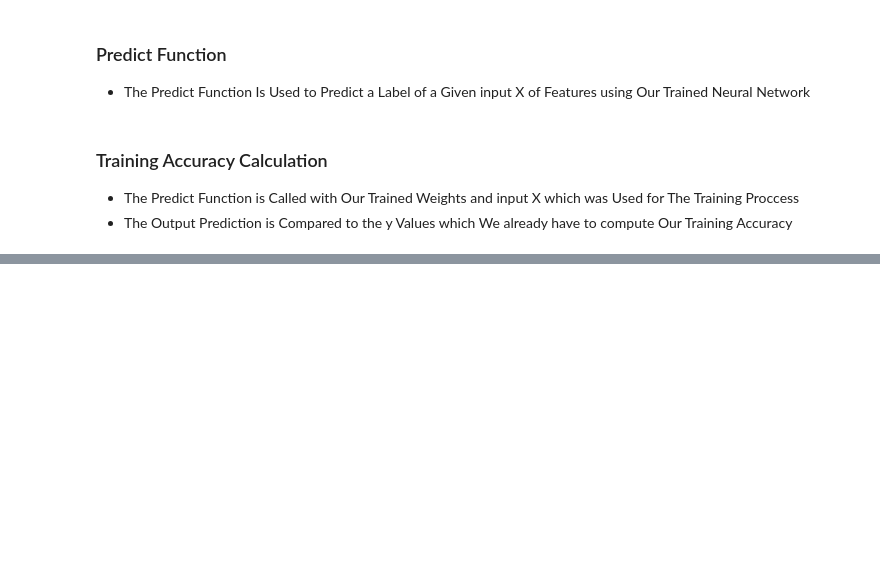
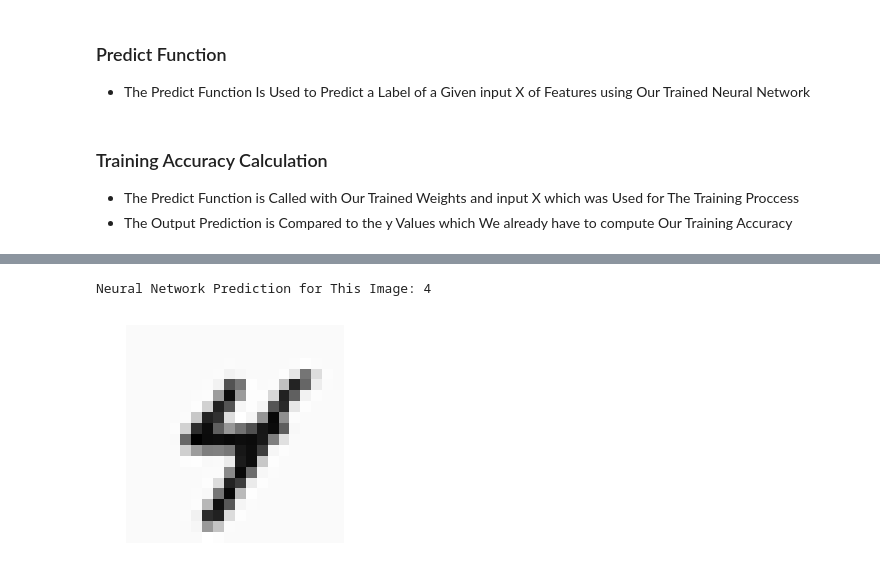
Before and after one commit to muhammed1k/MLProjects, a Jupyter notebook: Handwritten Digit Recognition Using Neural Networks/NN.ipynb, the cells around one changed output, grey strips where cells are left out. Cells and saved outputs as stored; diff of their text form; code cells hidden in the pictures; blank space fills up the shorter version.

```diff
--- a/Handwritten Digit Recognition Using Neural Networks/NN.ipynb
+++ b/Handwritten Digit Recognition Using Neural Networks/NN.ipynb
@@ -309,7 +309,7 @@ C = 1
 # Create "short hand" for the cost function to be minimized
 costFunction = lambda p: nnCostFunction(p, input_layer_size,
                                         hidden_layer_size,
-                                        num_labels, X, y, lambda_)
+                                        num_labels, X, y, C)
 
 # Now, costFunction is a function that takes in only one argument
 # (the neural network parameters)
@@ -339,6 +339,8 @@ def predict(Theta1, Theta2, X):
     Outputs the predicted label of X given the trained weights of a neural
     network(Theta1, Theta2)
     """
+    if X.ndim == 1:
+        X = X[None]  # promote to 2-dimensions
     m = X.shape[0]
     num_labels = Theta2.shape[0]
 
@@ -359,0 +370,14 @@ Training Set Accuracy: 95.900000
+# %%
+def Test():
+    indices = np.random.permutation(m)
+    if indices.size > 0:
+        i, indices = indices[0], indices[1:]
+        displayData(X[i, :], figsize=(4, 4))
+        pred = predict(Theta1, Theta2, X[i, :])
+        print('Neural Network Prediction for This Image: {}'.format(*pred))
+    else:
+        print('No more images to display!')
+Test()
+# %% [output]
+Neural Network Prediction for This Image: 4
+[figure, added]
```
Also changed, not shown: parts of 6 cells of this notebook.
